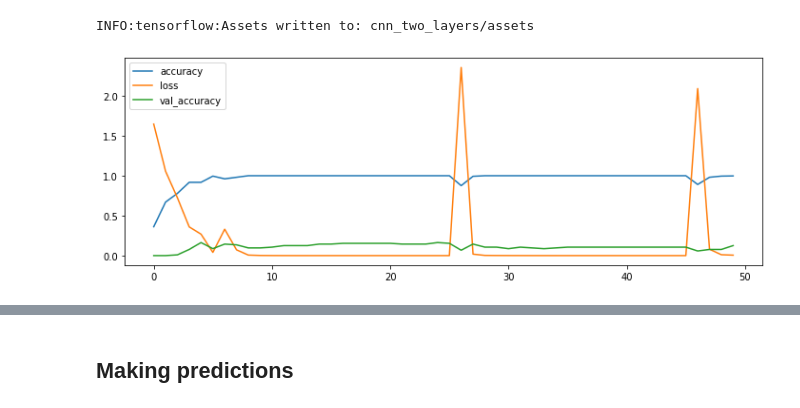
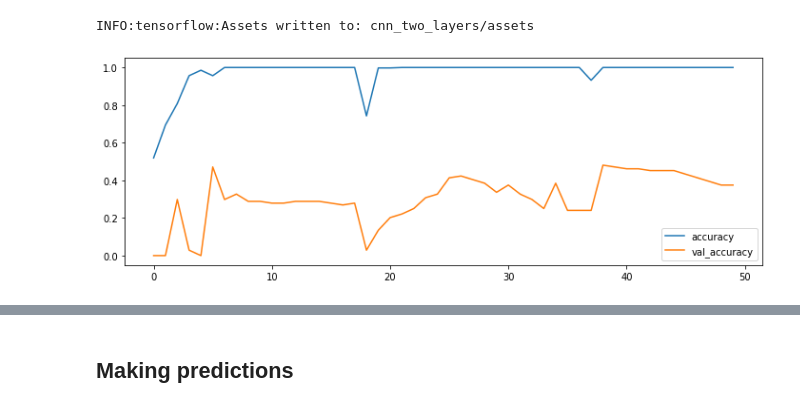
Before and after one commit to GParolini/spiced_academy_projects, a Jupyter notebook: project9_imageclassifier/imageclassifier/models/pasta_classifier.ipynb, the cells around one changed output, grey strips where cells are left out. Cells and saved outputs as stored; diff of their text form; code cells hidden in the pictures.

```diff
--- a/project9_imageclassifier/imageclassifier/models/pasta_classifier.ipynb
+++ b/project9_imageclassifier/imageclassifier/models/pasta_classifier.ipynb
@@ -107,12 +107,12 @@ X.shape
 # %%
 model = Sequential([
     # First convolutional layer
-    Conv2D(filters=6, kernel_size=(3,3), input_shape=(224,224,3), padding='same'),
+    Conv2D(filters=9, kernel_size=(3,3), input_shape=(224,224,3), padding='same'),
     MaxPool2D(pool_size=(2,2), strides=(1,1)),
     Activation('tanh'),
 
     # Second convolutional layer
-    Conv2D(filters=3, kernel_size=(3,3), input_shape=(224,224,3), padding='same'),
+    Conv2D(filters=6, kernel_size=(3,3), input_shape=(224,224,3), padding='same'),
     MaxPool2D(pool_size=(2,2), strides=(1,1)),
     Activation('relu'),
 
@@ -179,12 +179,11 @@ INFO:tensorflow:Assets written to: cnn_two_layers/assets
 # %%
 plt.figure(figsize=(12,4))
 plt.plot(history.history['accuracy'], label='accuracy')
-plt.plot(history.history['loss'], label='loss')
 plt.plot(history.history['val_accuracy'], label='val_accuracy')
 plt.legend()
 plt.show()
 # %% [output]
-[figure, old version]
+[figure, new version]
 # %%
 model.evaluate(X, y)
 # %% [output]
```
Also changed, not shown: parts of 16 cells of this notebook, 8 other files.
